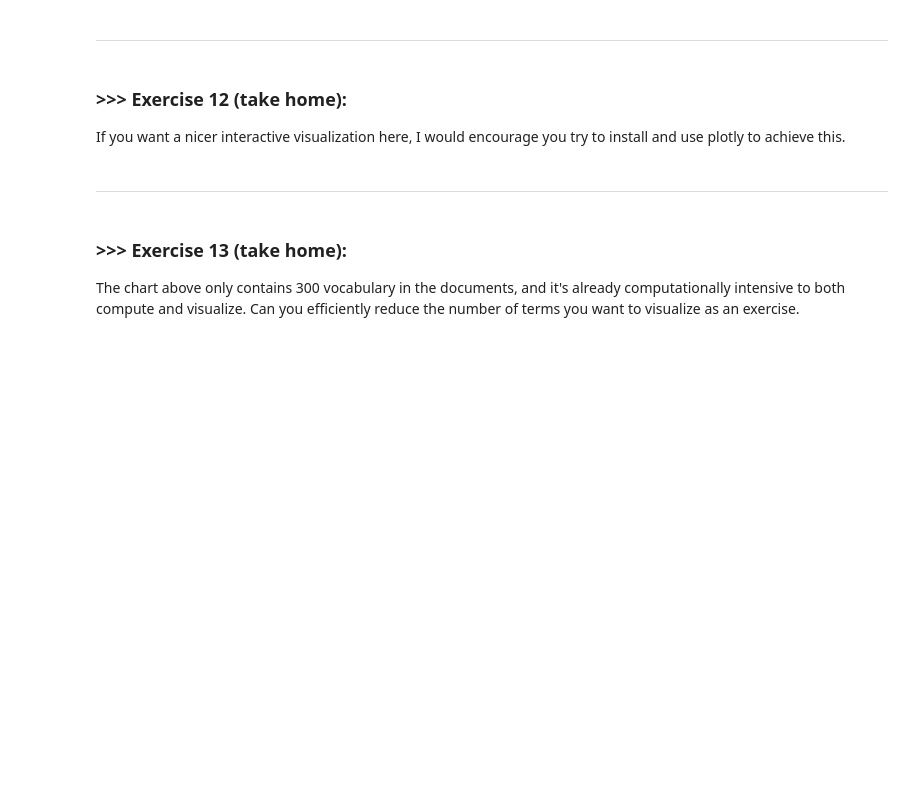
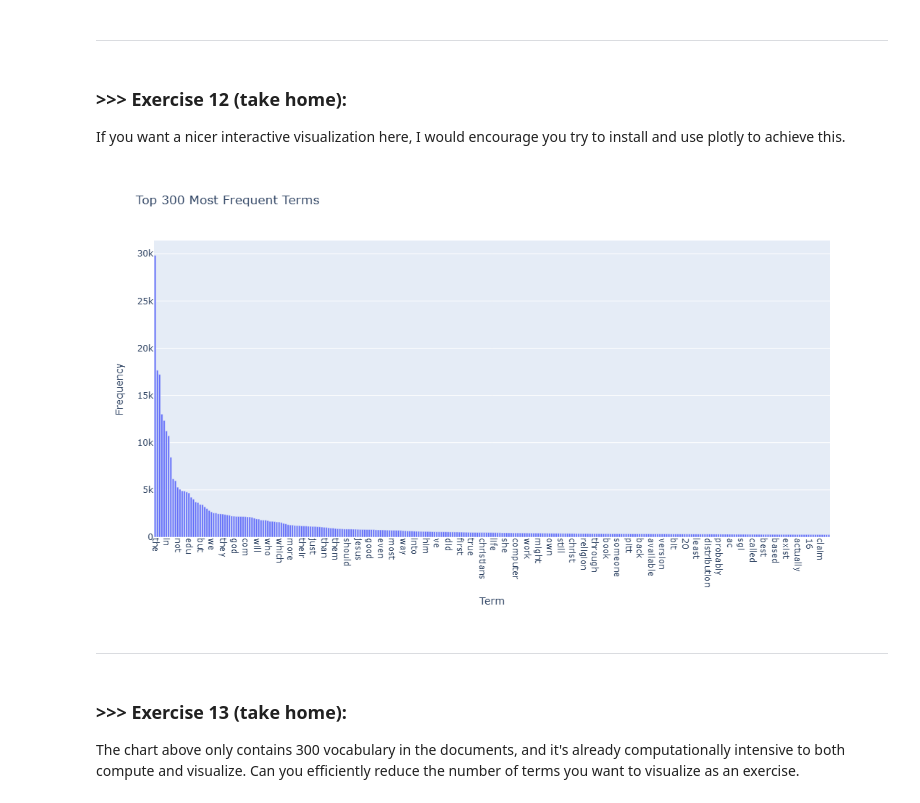
Before and after one commit to Magui4321/DM2025-Lab1-Exercise, a Jupyter notebook: DM2025-Lab1-Master.ipynb, the cells around one changed output. Cells and saved outputs as stored; diff of their text form; code cells hidden in the pictures; blank space fills up the shorter version.

```diff
--- a/DM2025-Lab1-Master.ipynb
+++ b/DM2025-Lab1-Master.ipynb
@@ -1262,3 +1260,27 @@ If you want a nicer interactive visualization here, I would encourage you try to
+# %%
+# Answer here
+import plotly.express as px
+
+term_frequencies = np.asarray(X_counts.sum(axis=0))[0]# vectorize for get the terms most used
+
+sorted_idx = np.argsort(term_frequencies)[::-1]# descending order of frecuency terms
+top_n = 300
+
+terms = count_vect.get_feature_names_out()[sorted_idx[:top_n]]# select top 300 common terms
+freqs = term_frequencies[sorted_idx[:top_n]]
+df_terms = pd.DataFrame({"term": terms, "frequency": freqs})
+
+fig.update_layout(# to order it nicer!
+    xaxis_tickangle=90,
+    width=1400,
+    height=600,
+    bargap=0.2,
+    font=dict(size=12)
+)
+
+fig.show()
+# %% [output]
+[figure, added]
 # %% [markdown]
 ---
 # %% [markdown]
```
Also changed, not shown: parts of 3 cells of this notebook.
